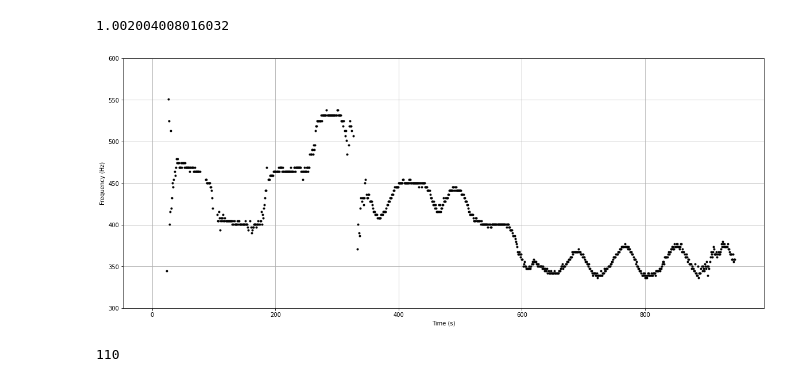
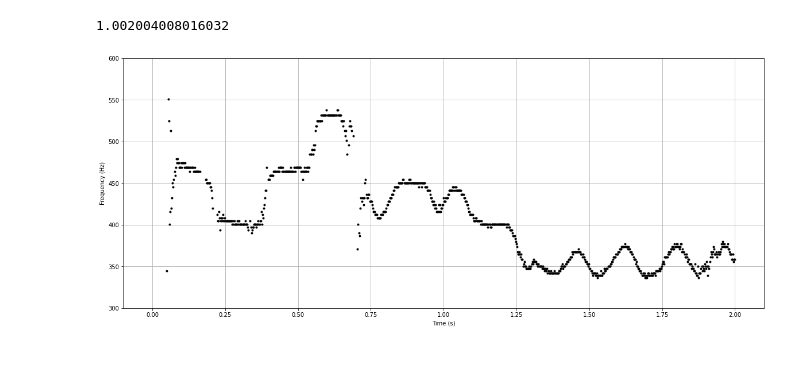
Before and after one commit to PabloSML/Pitch-Tracking, a Jupyter notebook: Notebooks/yin.ipynb, the cells around one changed output. Cells and saved outputs as stored; diff of their text form; code cells hidden in the pictures.

Commit message:
detect pitch without memo working

```diff
--- a/Notebooks/yin.ipynb
+++ b/Notebooks/yin.ipynb
@@ -93,15 +93,16 @@ pitches_memo = []
 for i in tqdm(range (data.shape[0] // (windows_size+3))):
     pitches_memo.append(augmented_detect_pitch_CMNDF(data, windows_size, i * windows_size, sample_rate, bounds))
 # %%
+x_memo = np.linspace(0,2, num=len(pitches_memo))
 plt.figure(figsize=(20,8))
-plt.plot(pitches_memo,'.k')
+plt.plot(x_memo,pitches_memo,'.k')
 plt.grid()
 plt.ylim(300,600)
 plt.xlabel('Time (s)')
 plt.ylabel('Frequency (Hz)')
 plt.show()
 # %% [output]
-[figure, old version]
+[figure, new version]
 # %%
 sample_rate, data = wavfile.read(f'audios\singer.wav')
 data = data.astype(np.float64)
@@ -112,7 +113,3 @@ pitches = []
 
 for i in tqdm(range (data.shape[0] // (windows_size+3))):
     pitches.append(detect_pitch(data, windows_size, i * windows_size, sample_rate, bounds))
-# %%
-windows_size
-# %% [output]
-110
```
Also changed, not shown: parts of 3 cells of this notebook.
